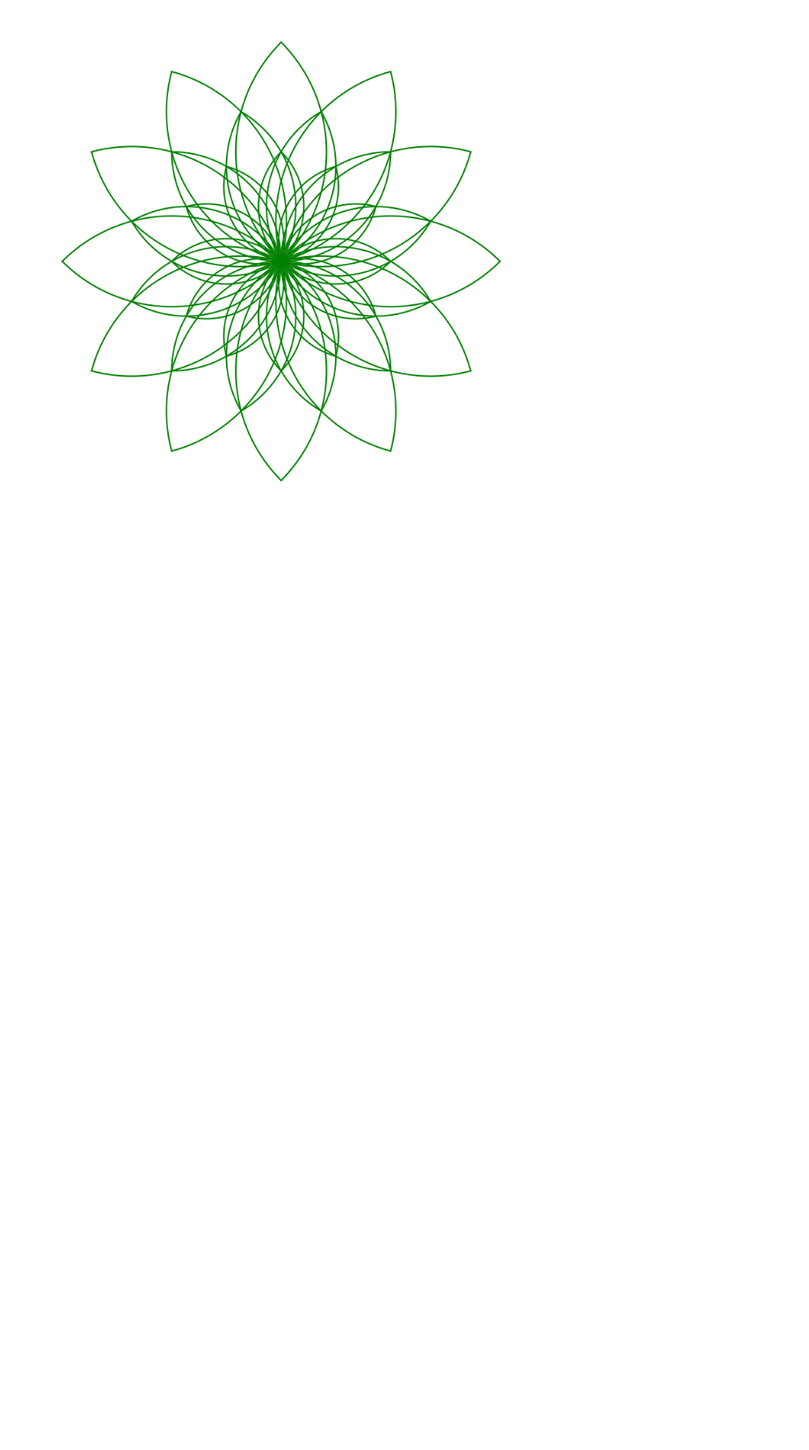
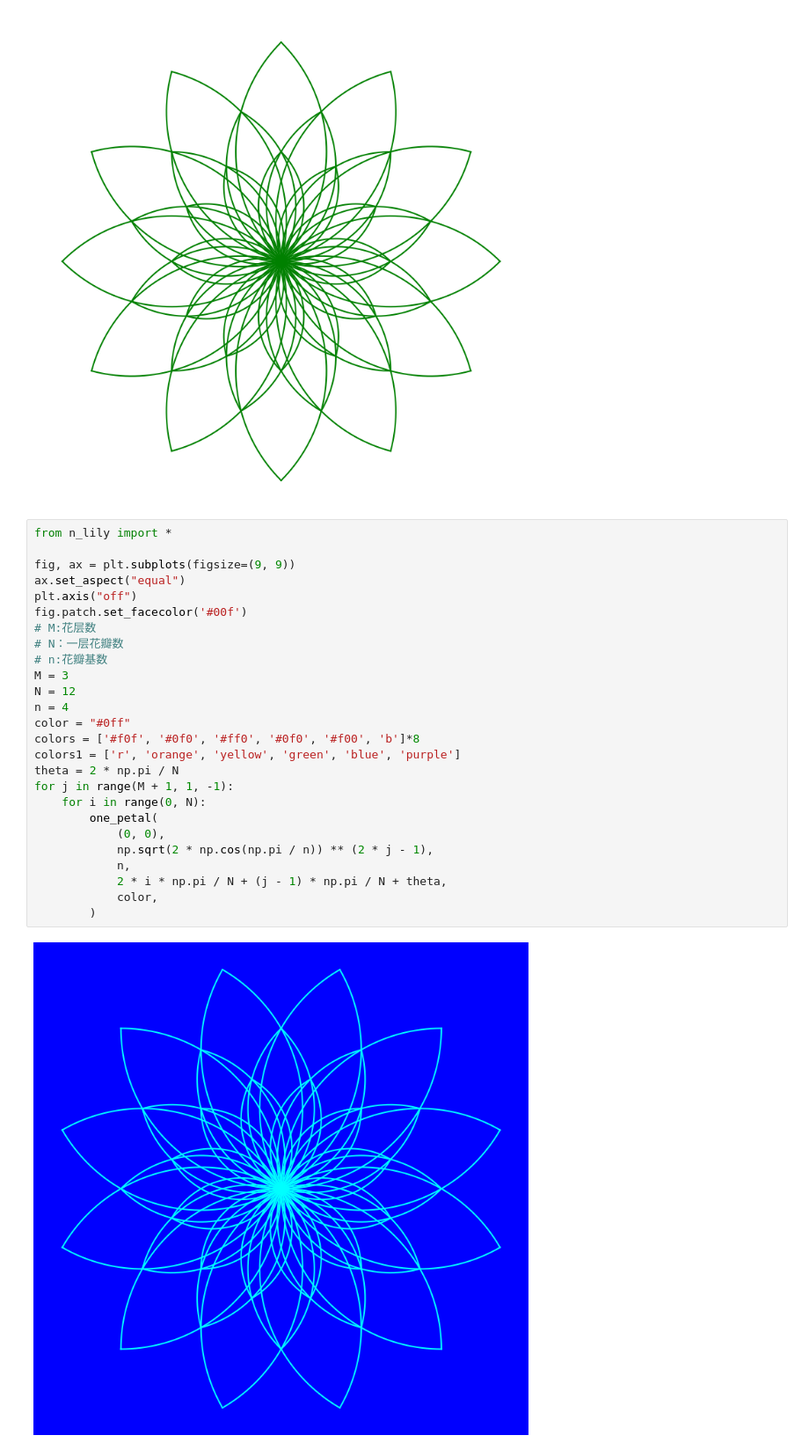
Before and after one commit to lbylzkx/Circle-Point-Manuscript, a Jupyter notebook: n_lily.ipynb, the cells around one changed output. Shown at 88% size. Drawn from its saved outputs; the diff is of its cells as text; blank space fills up the shorter version.

```diff
--- a/n_lily.ipynb
+++ b/n_lily.ipynb
@@ -74,3 +74,31 @@ for i in range(0, N):
               ** 4, n, 2*i*np.pi/N, 'g')
 # %% [output]
 [figure]
+# %%
+from n_lily import *
+
+fig, ax = plt.subplots(figsize=(9, 9))
+ax.set_aspect("equal")
+plt.axis("off")
+fig.patch.set_facecolor('#00f')
+# M:花层数
+# N：一层花瓣数
+# n:花瓣基数
+M = 3
+N = 12
+n = 4
+color = "#0ff"
+colors = ['#f0f', '#0f0', '#ff0', '#0f0', '#f00', 'b']*8
+colors1 = ['r', 'orange', 'yellow', 'green', 'blue', 'purple']
+theta = 2 * np.pi / N
+for j in range(M + 1, 1, -1):
+    for i in range(0, N):
+        one_petal(
+            (0, 0),
+            np.sqrt(2 * np.cos(np.pi / n)) ** (2 * j - 1),
+            n,
+            2 * i * np.pi / N + (j - 1) * np.pi / N + theta,
+            color,
+        )
+# %% [output]
+[figure, added]
```
Also changed, not shown: parts of 1 cell of this notebook, 12 other files.
